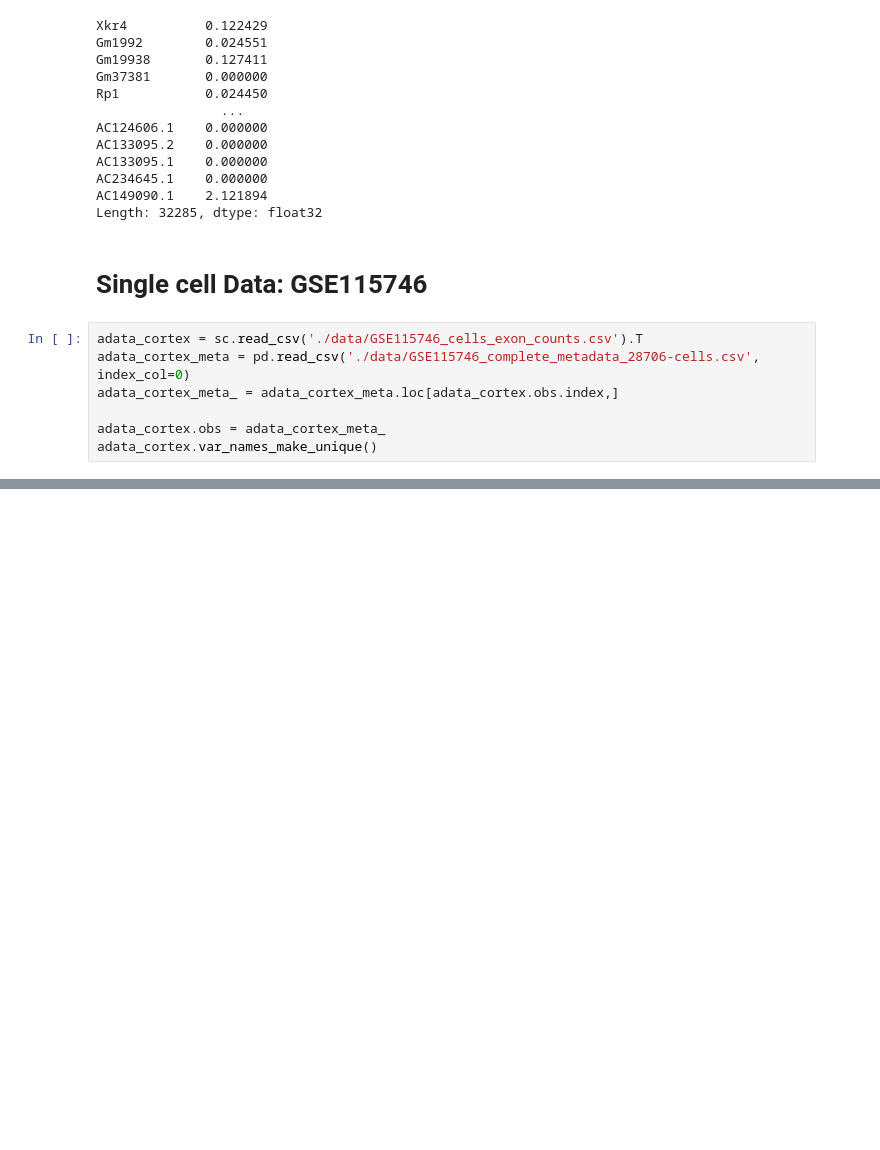
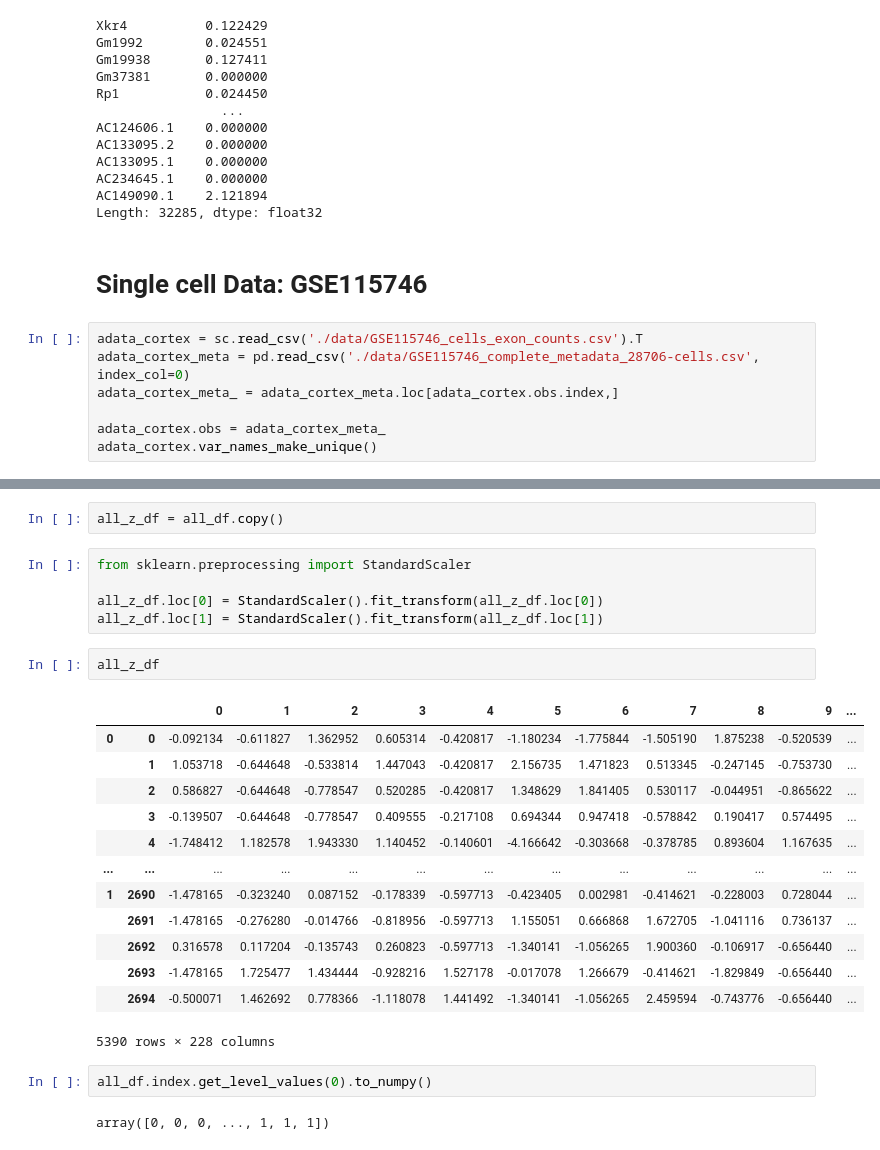
Before and after one commit to williamrobotma/AGrEDA, a Jupyter notebook: eda.ipynb, the cells around one changed output, grey strips where cells are left out. Cells and saved outputs as stored; diff of their text form; blank space fills up the shorter version.

```diff
--- a/eda.ipynb
+++ b/eda.ipynb
@@ -118,0 +291,27 @@ adata_cortex.var_names_make_unique()
+# %%
+all_z_df = all_df.copy()
+# %%
+from sklearn.preprocessing import StandardScaler
+
+all_z_df.loc[0] = StandardScaler().fit_transform(all_z_df.loc[0])
+all_z_df.loc[1] = StandardScaler().fit_transform(all_z_df.loc[1])
+# %%
+all_z_df
+# %% [output]
+|  |  | 0 | 1 | 2 | 3 | 4 | 5 | 6 | 7 | 8 | 9 | ... |
+| 0 | 0 | -0.092134 | -0.611827 | 1.362952 | 0.605314 | -0.420817 | -1.180234 | -1.775844 | -1.505190 | 1.875238 | -0.520539 | ... |
+|  | 1 | 1.053718 | -0.644648 | -0.533814 | 1.447043 | -0.420817 | 2.156735 | 1.471823 | 0.513345 | -0.247145 | -0.753730 | ... |
+|  | 2 | 0.586827 | -0.644648 | -0.778547 | 0.520285 | -0.420817 | 1.348629 | 1.841405 | 0.530117 | -0.044951 | -0.865622 | ... |
+|  | 3 | -0.139507 | -0.644648 | -0.778547 | 0.409555 | -0.217108 | 0.694344 | 0.947418 | -0.578842 | 0.190417 | 0.574495 | ... |
+|  | 4 | -1.748412 | 1.182578 | 1.943330 | 1.140452 | -0.140601 | -4.166642 | -0.303668 | -0.378785 | 0.893604 | 1.167635 | ... |
+| ... | ... | ... | ... | ... | ... | ... | ... | ... | ... | ... | ... | ... |
+| 1 | 2690 | -1.478165 | -0.323240 | 0.087152 | -0.178339 | -0.597713 | -0.423405 | 0.002981 | -0.414621 | -0.228003 | 0.728044 | ... |
+|  | 2691 | -1.478165 | -0.276280 | -0.014766 | -0.818956 | -0.597713 | 1.155051 | 0.666868 | 1.672705 | -1.041116 | 0.736137 | ... |
+|  | 2692 | 0.316578 | 0.117204 | -0.135743 | 0.260823 | -0.597713 | -1.340141 | -1.056265 | 1.900360 | -0.106917 | -0.656440 | ... |
+|  | 2693 | -1.478165 | 1.725477 | 1.434444 | -0.928216 | 1.527178 | -0.017078 | 1.266679 | -0.414621 | -1.829849 | -0.656440 | ... |
+|  | 2694 | -0.500071 | 1.462692 | 0.778366 | -1.118078 | 1.441492 | -1.340141 | -1.056265 | 2.459594 | -0.743776 | -0.656440 | ... |
+5390 rows × 228 columns
+# %%
+all_df.index.get_level_values(0).to_numpy()
+# %% [output]
+array([0, 0, 0, ..., 1, 1, 1])
```
Also changed, not shown: parts of 25 cells of this notebook, 3 other files.
